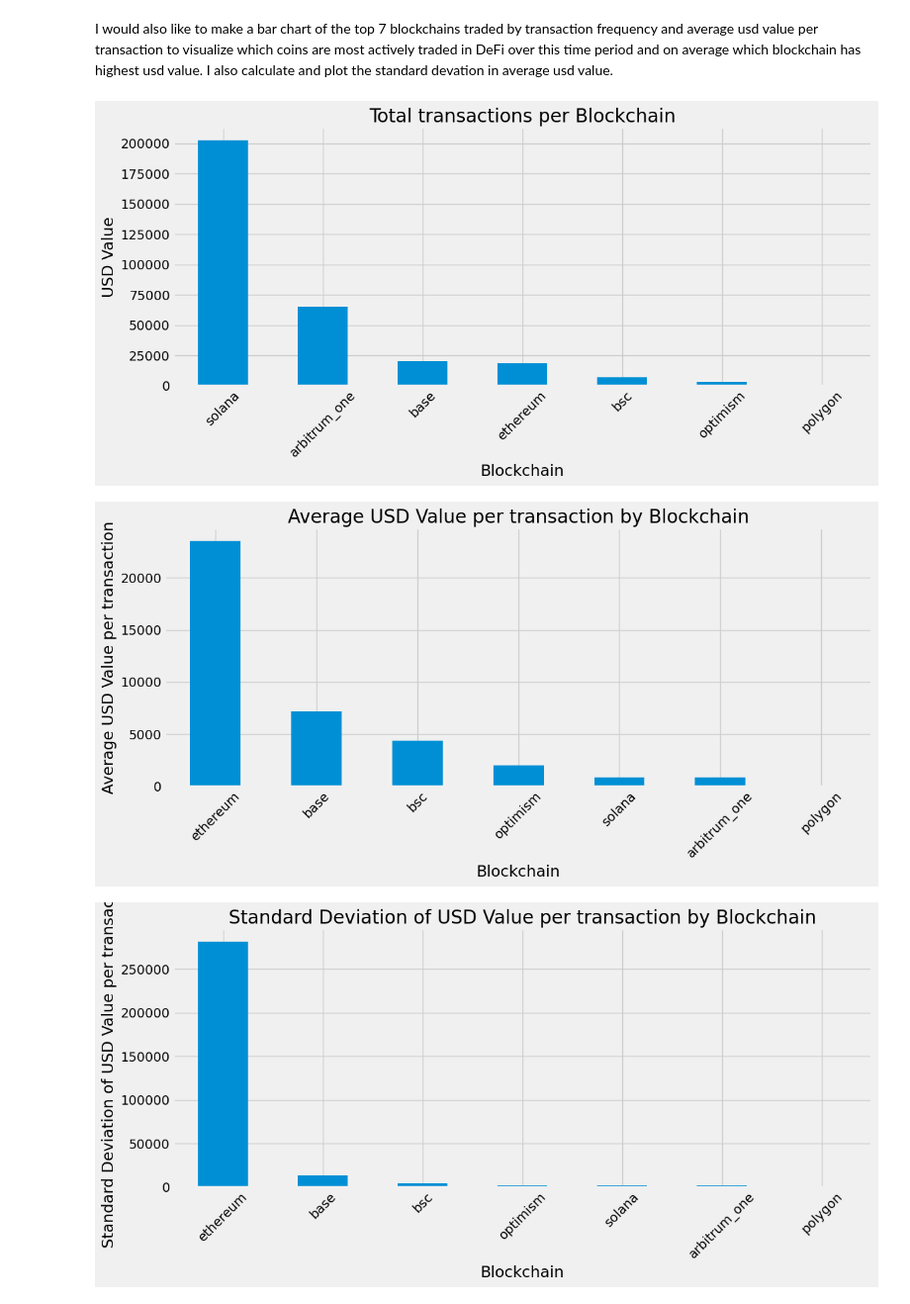
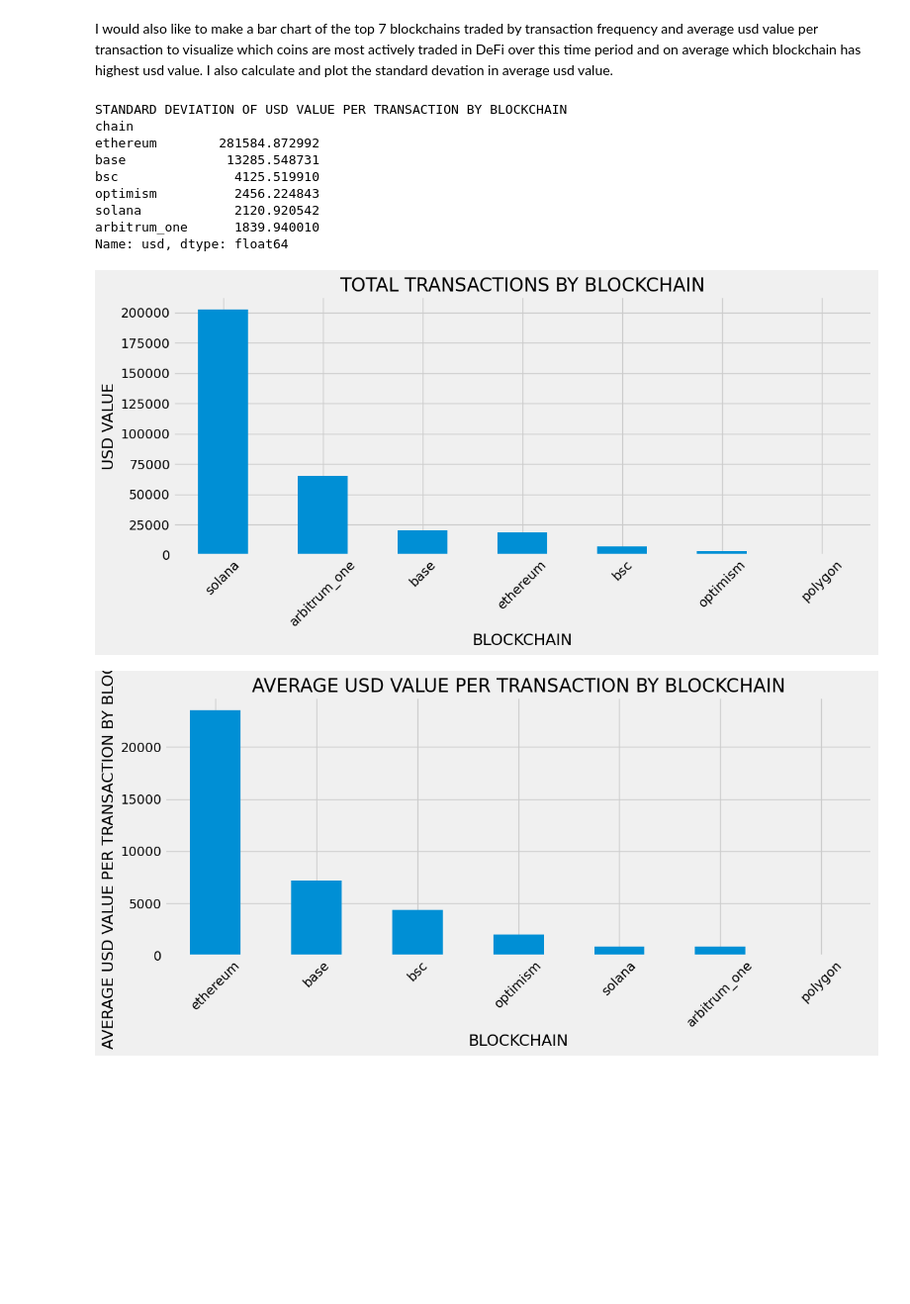
Before and after one commit to AshtonCoder308/SyntagmaLabsTestAssignment, a Jupyter notebook: assignment.ipynb, the cells around one changed output. Shown: that part at 99% size. Cells and saved outputs as stored; diff of their text form; code cells hidden in the pictures; blank space fills up the shorter version.

```diff
--- a/assignment.ipynb
+++ b/assignment.ipynb
@@ -297,43 +300,46 @@ I would also like to make a bar chart of the top 7 blockchains traded by transac
 # %%
 # blockchain_activity = cleaned_defi_data.chain.value_counts() as defined above
 #
 
 blockchain_coins_traded = cleaned_defi_data.groupby('chain').value.sum()
 blockchain_usd_value = cleaned_defi_data.groupby('chain').usd.sum()
 frequency_by_blockchain = cleaned_defi_data.chain.value_counts()
 average_value_per_transaction = blockchain_usd_value / frequency_by_blockchain
 
 
 # Vertical bar chart of blockchain activity by total USD value traded
 plt.figure(1)
 blockchain_activity.plot(kind='bar', figsize=(12, 6))
-plt.ylabel('USD Value')
-plt.xlabel('Blockchain')
-plt.title('Total transactions per Blockchain')
+plt.ylabel('USD VALUE')
+plt.xlabel('BLOCKCHAIN')
+plt.title('TOTAL TRANSACTIONS BY BLOCKCHAIN')
 plt.xticks(rotation=45)
 plt.tight_layout()
 
 # Vertical bar chart of blockchain activity by total USD value traded
 plt.figure(2)
 average_value_per_transaction.sort_values(ascending=False).head(7).plot(kind='bar', figsize=(12, 6))
-plt.ylabel('Average USD Value per transaction')
-plt.xlabel('Blockchain')
-plt.title('Average USD Value per transaction by Blockchain')
+plt.ylabel('AVERAGE USD VALUE PER TRANSACTION BY BLOCKCHAIN')
+plt.xlabel('BLOCKCHAIN')
+plt.title('AVERAGE USD VALUE PER TRANSACTION BY BLOCKCHAIN')
 plt.xticks(rotation=45)
 plt.tight_layout()
 
 # bar chart of standard devation of average usd value per transaction by blockchain
-plt.figure(3)
-stddev_value_per_transaction = cleaned_defi_data.groupby('chain').usd.std()
-stddev_value_per_transaction.sort_values(ascending=False).head(7).plot(kind='bar', figsize=(12, 6))
-plt.ylabel('Standard Deviation of USD Value per transaction')
-plt.xlabel('Blockchain')
-plt.title('Standard Deviation of USD Value per transaction by Blockchain')
-plt.xticks(rotation=45)
-plt.tight_layout()
+print("\nSTANDARD DEVIATION OF USD VALUE PER TRANSACTION BY BLOCKCHAIN")
+stddev_usd_value_per_transaction = cleaned_defi_data.groupby('chain').usd.std()
+print(stddev_usd_value_per_transaction.sort_values(ascending=False).head(6))
 
 plt.show()
 # %% [output]
+STANDARD DEVIATION OF USD VALUE PER TRANSACTION BY BLOCKCHAIN
+chain
+ethereum        281584.872992
+base             13285.548731
+bsc               4125.519910
+optimism          2456.224843
+solana            2120.920542
+arbitrum_one      1839.940010
+Name: usd, dtype: float64
-[figure, old version]
+[figure, new version]
-[figure, old version]
+[figure, new version]
-[figure, removed]
```
Also changed, not shown: parts of 4 cells of this notebook.
